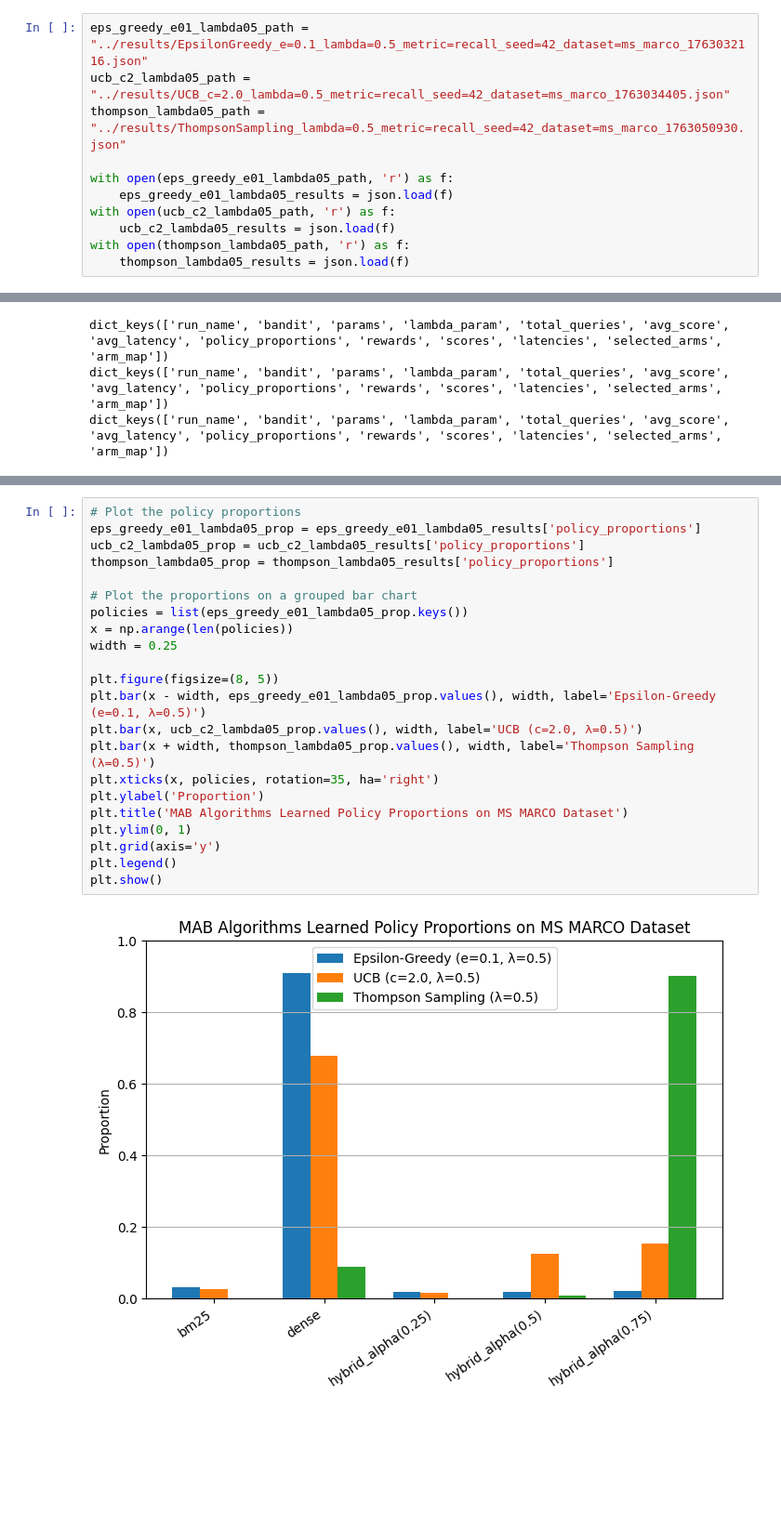
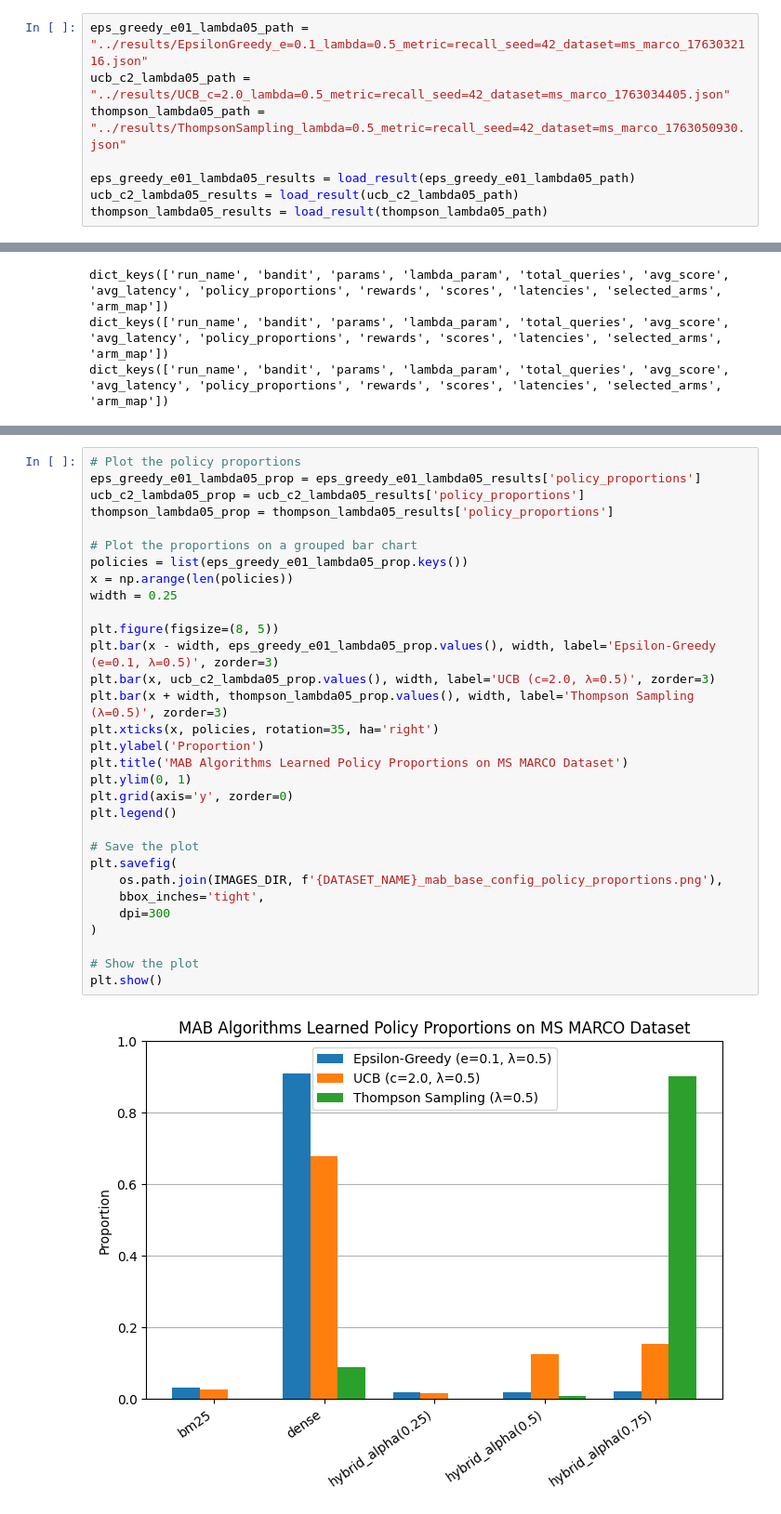
Before and after one commit to zzhenjie01/dsa4213-ay2526-group41, a Jupyter notebook: src/visualization_msmarco.ipynb, the cells around one changed output, grey strips where cells are left out. Shown at 93% size. Cells and saved outputs as stored; diff of their text form; blank space fills up the shorter version.

```diff
--- a/src/visualization_msmarco.ipynb
+++ b/src/visualization_msmarco.ipynb
@@ -9,12 +15,9 @@ eps_greedy_e01_lambda05_path = "../results/EpsilonGreedy_e=0.1_lambda=0.5_metric
 ucb_c2_lambda05_path = "../results/UCB_c=2.0_lambda=0.5_metric=recall_seed=42_dataset=ms_marco_1763034405.json"
 thompson_lambda05_path = "../results/ThompsonSampling_lambda=0.5_metric=recall_seed=42_dataset=ms_marco_1763050930.json"
 
-with open(eps_greedy_e01_lambda05_path, 'r') as f:
-    eps_greedy_e01_lambda05_results = json.load(f)
-with open(ucb_c2_lambda05_path, 'r') as f:
-    ucb_c2_lambda05_results = json.load(f)
-with open(thompson_lambda05_path, 'r') as f:
-    thompson_lambda05_results = json.load(f)
+eps_greedy_e01_lambda05_results = load_result(eps_greedy_e01_lambda05_path)
+ucb_c2_lambda05_results = load_result(ucb_c2_lambda05_path)
+thompson_lambda05_results = load_result(thompson_lambda05_path)
 # %%
 # Check the fields in the results
 print(eps_greedy_e01_lambda05_results.keys())
@@ -61,27 +59,36 @@ plt.show()
 # %%
 # Plot the policy proportions
 eps_greedy_e01_lambda05_prop = eps_greedy_e01_lambda05_results['policy_proportions']
 ucb_c2_lambda05_prop = ucb_c2_lambda05_results['policy_proportions']
 thompson_lambda05_prop = thompson_lambda05_results['policy_proportions']
 
 # Plot the proportions on a grouped bar chart
 policies = list(eps_greedy_e01_lambda05_prop.keys())
 x = np.arange(len(policies))
 width = 0.25
 
 plt.figure(figsize=(8, 5))
-plt.bar(x - width, eps_greedy_e01_lambda05_prop.values(), width, label='Epsilon-Greedy (e=0.1, λ=0.5)')
-plt.bar(x, ucb_c2_lambda05_prop.values(), width, label='UCB (c=2.0, λ=0.5)')
-plt.bar(x + width, thompson_lambda05_prop.values(), width, label='Thompson Sampling (λ=0.5)')
+plt.bar(x - width, eps_greedy_e01_lambda05_prop.values(), width, label='Epsilon-Greedy (e=0.1, λ=0.5)', zorder=3)
+plt.bar(x, ucb_c2_lambda05_prop.values(), width, label='UCB (c=2.0, λ=0.5)', zorder=3)
+plt.bar(x + width, thompson_lambda05_prop.values(), width, label='Thompson Sampling (λ=0.5)', zorder=3)
 plt.xticks(x, policies, rotation=35, ha='right')
 plt.ylabel('Proportion')
 plt.title('MAB Algorithms Learned Policy Proportions on MS MARCO Dataset')
 plt.ylim(0, 1)
-plt.grid(axis='y')
+plt.grid(axis='y', zorder=0)
 plt.legend()
+
+# Save the plot
+plt.savefig(
+    os.path.join(IMAGES_DIR, f'{DATASET_NAME}_mab_base_config_policy_proportions.png'),
+    bbox_inches='tight',
+    dpi=300
+)
+
+# Show the plot
 plt.show()
 # %% [output]
-[figure, old version]
+[figure, new version]
 # %%
 eps_greedy_e001_lambda05_path = "../results/EpsilonGreedy_e=0.01_lambda=0.5_metric=recall_seed=42_dataset=ms_marco_1763031720.json"
 eps_greedy_e03_lambda05_path = "../results/EpsilonGreedy_e=0.3_lambda=0.5_metric=recall_seed=42_dataset=ms_marco_1763032501.json"
```
Also changed, not shown: parts of 20 cells of this notebook, 11 other files.
